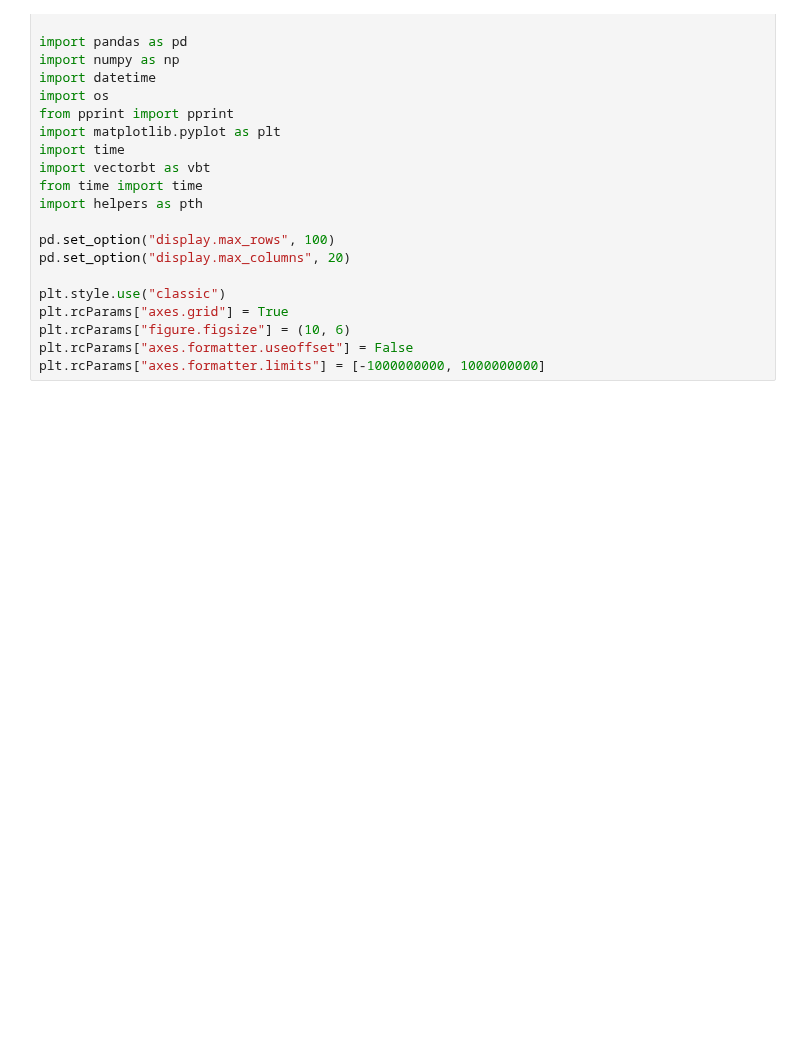
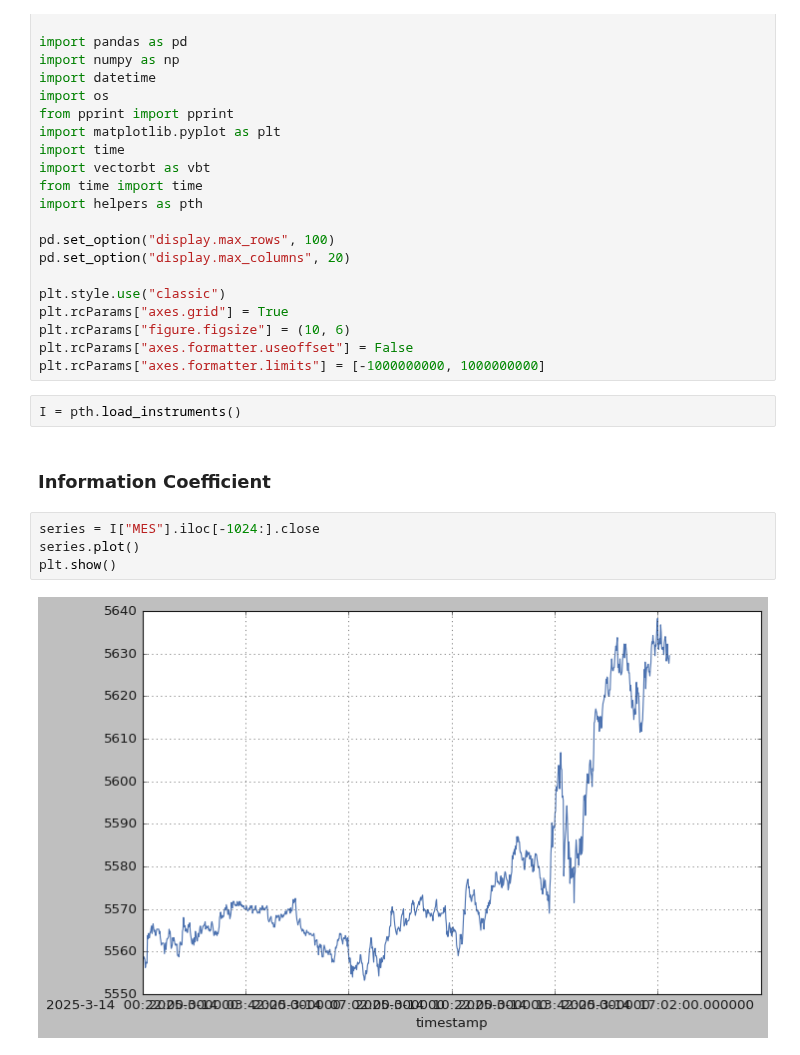
Before and after one commit to skalaydzhiyski/phitech-research, a Jupyter notebook: notebooks/ml4t-chapter4.ipynb, the cells around one changed output. Drawn from its saved outputs; the diff is of its cells as text; blank space fills up the shorter version.

```diff
--- a/notebooks/ml4t-chapter4.ipynb
+++ b/notebooks/ml4t-chapter4.ipynb
@@ -22,3 +22,13 @@ plt.rcParams["axes.grid"] = True
 plt.rcParams["figure.figsize"] = (10, 6)
 plt.rcParams["axes.formatter.useoffset"] = False
 plt.rcParams["axes.formatter.limits"] = [-1000000000, 1000000000]
+# %%
+I = pth.load_instruments()
+# %% [markdown]
+### Information Coefficient
+# %%
+series = I["MES"].iloc[-1024:].close
+series.plot()
+plt.show()
+# %% [output]
+[figure, added]
```
Also changed, not shown: parts of 3 cells of this notebook.
